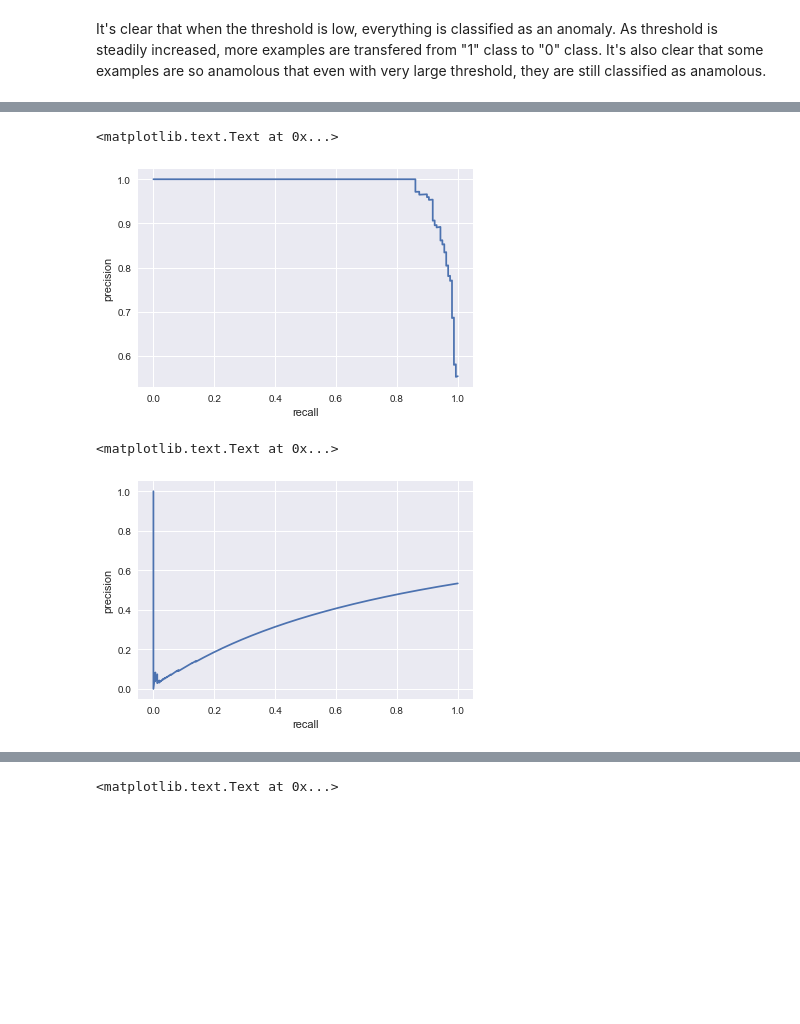
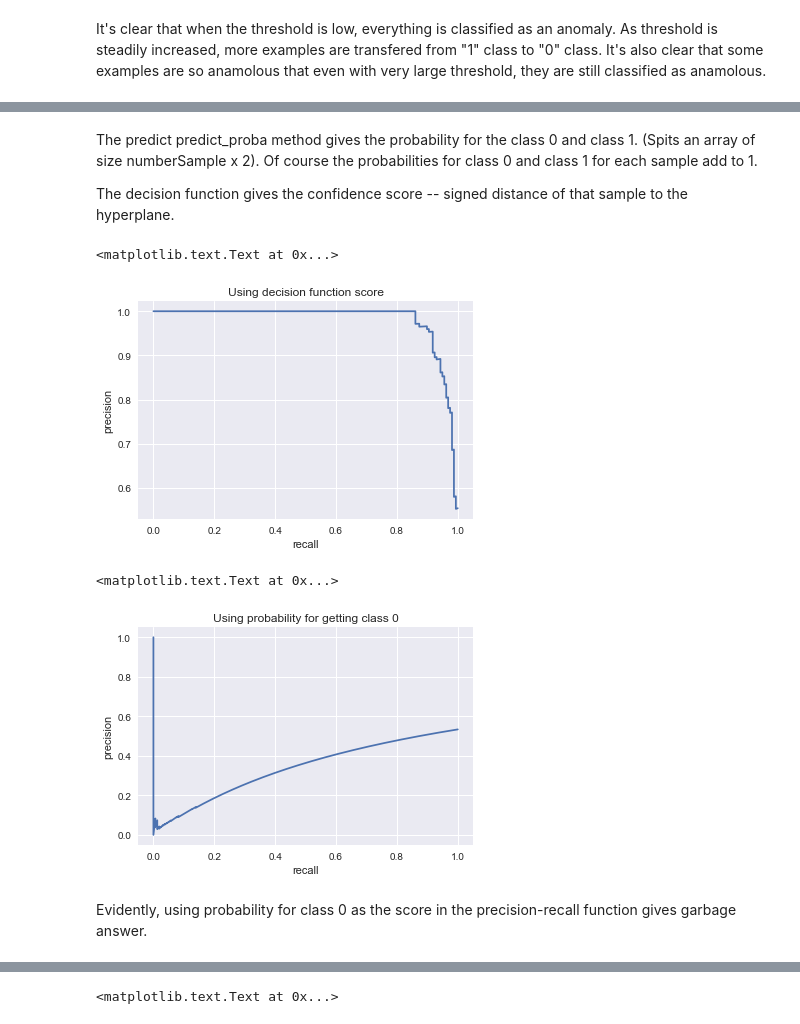
Before and after one commit to sushant2811/CreditCardFraudDetection, a Jupyter notebook: CreditCardFraudDetection.ipynb, the cells around one changed output, grey strips where cells are left out. Cells and saved outputs as stored; diff of their text form; code cells hidden in the pictures; blank space fills up the shorter version.

Commit message:
Precision recall different methods explaination

```diff
--- a/CreditCardFraudDetection.ipynb
+++ b/CreditCardFraudDetection.ipynb
@@ -923 +928,5 @@ It's clear that when the threshold is low, everything is classified as an anomal
+# %% [markdown]
+The predict predict_proba method gives the probability for the class 0 and class 1. (Spits an array of size numberSample x 2). Of course the probabilities for class 0 and class 1 for each sample add to 1.
+
+The decision function gives the confidence score -- signed distance of that sample to the hyperplane.
 # %%
@@ -927,17 +941,21 @@ pr2, recall2, thresh2 = precision_recall_curve(testUnderSampleY, yPredUnderSampl
 # %%
 plt.plot(recall, pr)
 plt.xlabel('recall')
 plt.ylabel('precision')
+plt.title('Using decision function score')
 # %% [output]
 <matplotlib.text.Text at 0x...>
-[figure, old version]
+[figure, new version]
 # %%
 plt.plot(recall1, pr1)
 plt.xlabel('recall')
 plt.ylabel('precision')
+plt.title('Using probability for getting class 0')
 # %% [output]
 <matplotlib.text.Text at 0x...>
-[figure, old version]
+[figure, new version]
+# %% [markdown]
+Evidently, using probability for class 0 as the score in the precision-recall function gives garbage answer.
 # %%
 plt.plot(recall2, pr2)
 plt.xlabel('recall')
```
Also changed, not shown: parts of 4 cells of this notebook.
